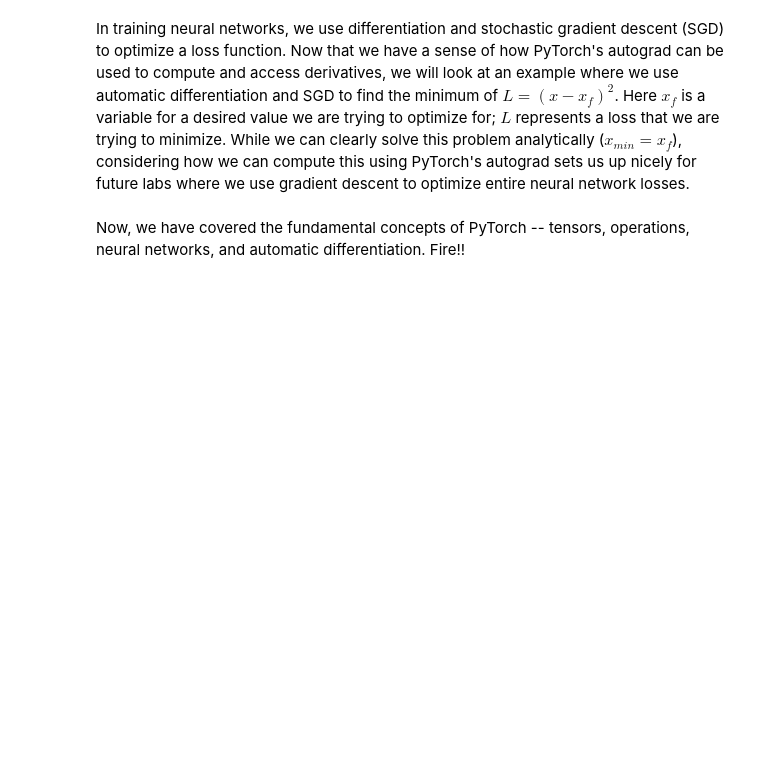
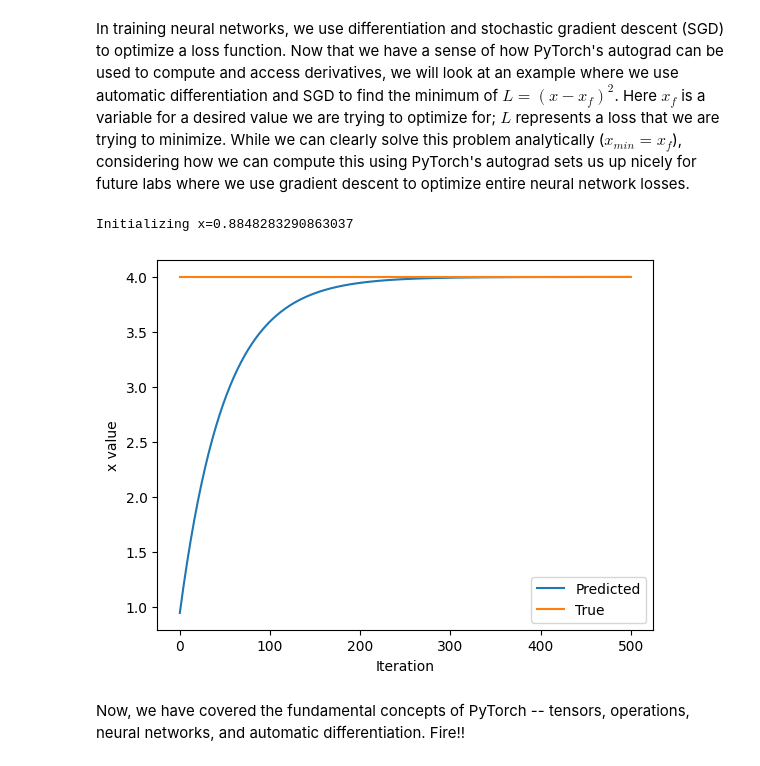
Before and after one commit to tharunmarella/UFO-financial-insights, a Jupyter notebook: lab1/PT_Part1_Intro.ipynb, the cells around one changed output. Drawn from its saved outputs; the diff is of its cells as text; code cells hidden in the pictures; blank space fills up the shorter version.

```diff
--- a/lab1/PT_Part1_Intro.ipynb
+++ b/lab1/PT_Part1_Intro.ipynb
@@ -325,33 +345,36 @@ In training neural networks, we use differentiation and stochastic gradient desc
 x = torch.randn(1)
 print(f"Initializing x={x.item()}")
 
 learning_rate = 1e-2  # Learning rate
 history = []
 x_f = 4  # Target value
 
 
 # We will run gradient descent for a number of iterations. At each iteration, we compute the loss,
 #   compute the derivative of the loss with respect to x, and perform the update.
 for i in range(500):
     x = torch.tensor([x], requires_grad=True)
 
     # TODO: Compute the loss as the square of the difference between x and x_f
-    loss = # TODO
+    loss = (x - x_f)**2
 
     # Backpropagate through the loss to compute gradients
     loss.backward()
 
     # Update x with gradient descent
     x = x.item() - learning_rate * x.grad
 
     history.append(x.item())
 
 # Plot the evolution of x as we optimize toward x_f!
 plt.plot(history)
 plt.plot([0, 500], [x_f, x_f])
 plt.legend(('Predicted', 'True'))
 plt.xlabel('Iteration')
 plt.ylabel('x value')
 plt.show()
+# %% [output]
+Initializing x=0.8848283290863037
+[figure, added]
 # %% [markdown]
 Now, we have covered the fundamental concepts of PyTorch -- tensors, operations, neural networks, and automatic differentiation. Fire!!
```
Also changed, not shown: parts of 7 cells of this notebook.
